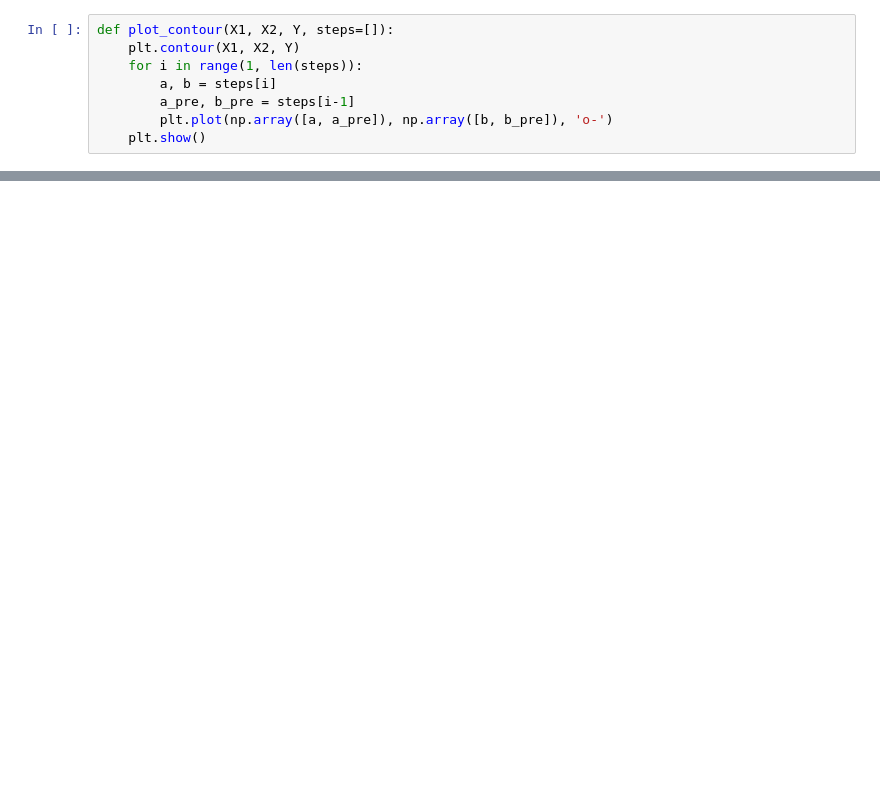
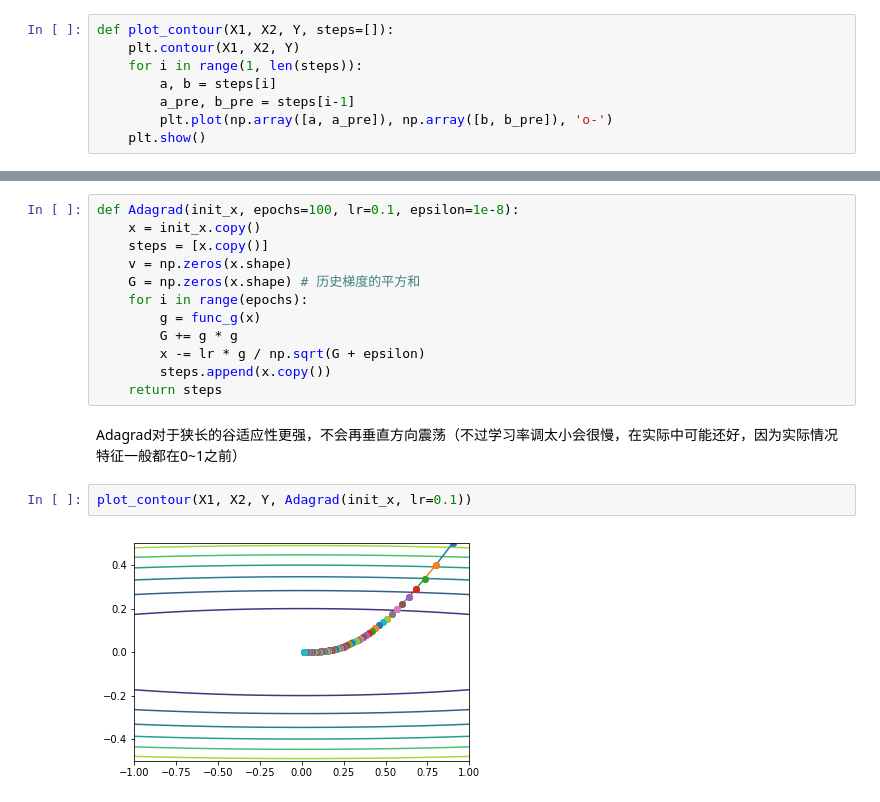
Before and after one commit to LydiaY5559/Practice, a Jupyter notebook: DeepLearning/optimization.ipynb, the cells around one changed output, grey strips where cells are left out. Saved outputs shown, nothing was run; the diff lists cells and outputs as text; blank space fills up the shorter version.

```diff
--- a/DeepLearning/optimization.ipynb
+++ b/DeepLearning/optimization.ipynb
@@ -68,0 +84,18 @@ plot_contour(X1, X2, Y, NAG(init_x))
+# %%
+def Adagrad(init_x, epochs=100, lr=0.1, epsilon=1e-8):
+    x = init_x.copy()
+    steps = [x.copy()]
+    v = np.zeros(x.shape)
+    G = np.zeros(x.shape) # 历史梯度的平方和
+    for i in range(epochs):
+        g = func_g(x)
+        G += g * g
+        x -= lr * g / np.sqrt(G + epsilon)
+        steps.append(x.copy())
+    return steps
+# %% [markdown]
+Adagrad对于狭长的谷适应性更强，不会再垂直方向震荡（不过学习率调太小会很慢，在实际中可能还好，因为实际情况特征一般都在0~1之前）
+# %%
+plot_contour(X1, X2, Y, Adagrad(init_x, lr=0.1))
+# %% [output]
+[figure, added]
```
Also changed, not shown: parts of 16 cells of this notebook.
